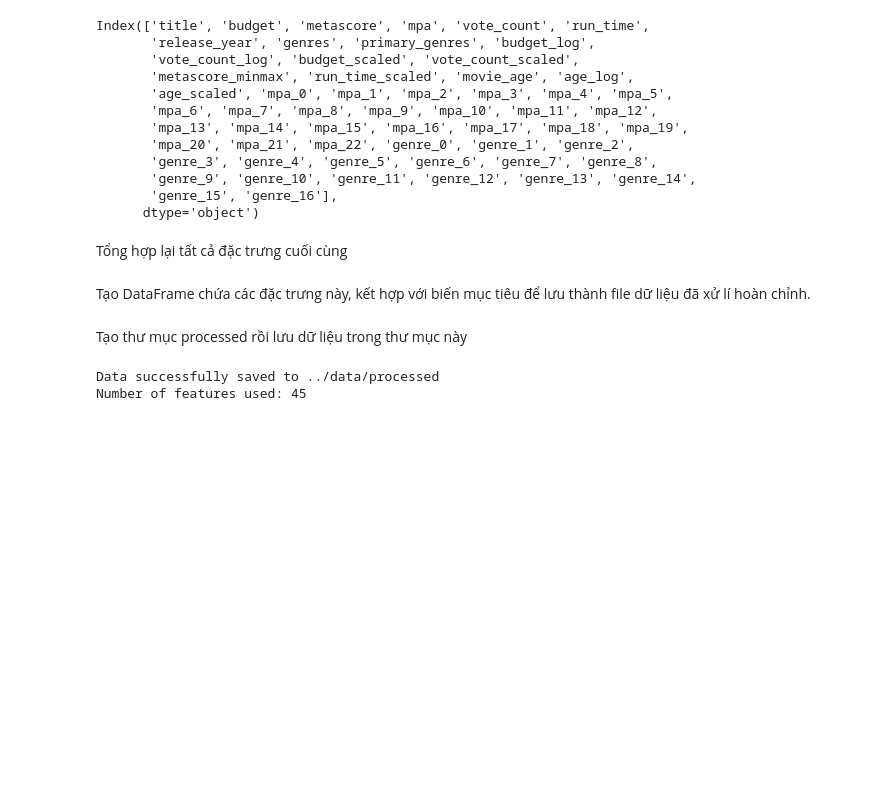
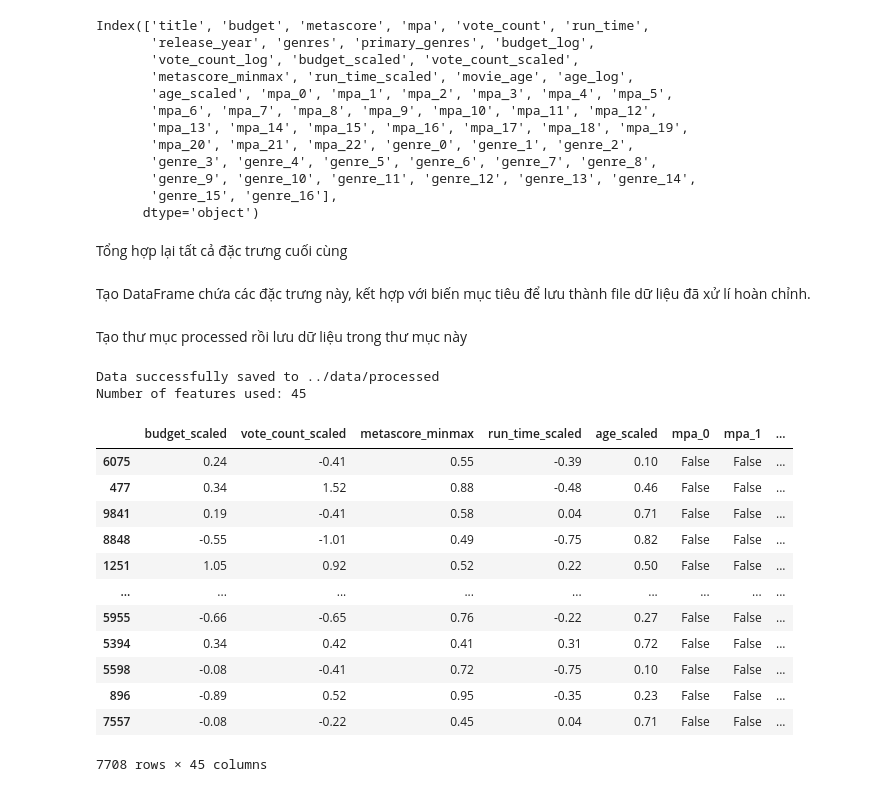
Before and after one commit to Kyoyooo/Movie-Rating-Prediction-Model, a Jupyter notebook: notebooks/data_exploration.ipynb, the cells around one changed output. Cells and saved outputs as stored; diff of their text form; code cells hidden in the pictures; blank space fills up the shorter version.

```diff
--- a/notebooks/data_exploration.ipynb
+++ b/notebooks/data_exploration.ipynb
@@ -1338,3 +1339,19 @@ print(f"Number of features used: {len(final_features)}")
 # %% [output]
 Data successfully saved to ../data/processed
 Number of features used: 45
+# %%
+X_train_processed
+# %% [output]
+|  | budget_scaled | vote_count_scaled | metascore_minmax | run_time_scaled | age_scaled | mpa_0 | mpa_1 | ... |
+| 6075 | 0.24 | -0.41 | 0.55 | -0.39 | 0.10 | False | False | ... |
+| 477 | 0.34 | 1.52 | 0.88 | -0.48 | 0.46 | False | False | ... |
+| 9841 | 0.19 | -0.41 | 0.58 | 0.04 | 0.71 | False | False | ... |
+| 8848 | -0.55 | -1.01 | 0.49 | -0.75 | 0.82 | False | False | ... |
+| 1251 | 1.05 | 0.92 | 0.52 | 0.22 | 0.50 | False | False | ... |
+| ... | ... | ... | ... | ... | ... | ... | ... | ... |
+| 5955 | -0.66 | -0.65 | 0.76 | -0.22 | 0.27 | False | False | ... |
+| 5394 | 0.34 | 0.42 | 0.41 | 0.31 | 0.72 | False | False | ... |
+| 5598 | -0.08 | -0.41 | 0.72 | -0.75 | 0.10 | False | False | ... |
+| 896 | -0.89 | 0.52 | 0.95 | -0.35 | 0.23 | False | False | ... |
+| 7557 | -0.08 | -0.22 | 0.45 | 0.04 | 0.71 | False | False | ... |
+7708 rows × 45 columns
```
Also changed, not shown: parts of 5 cells of this notebook.
